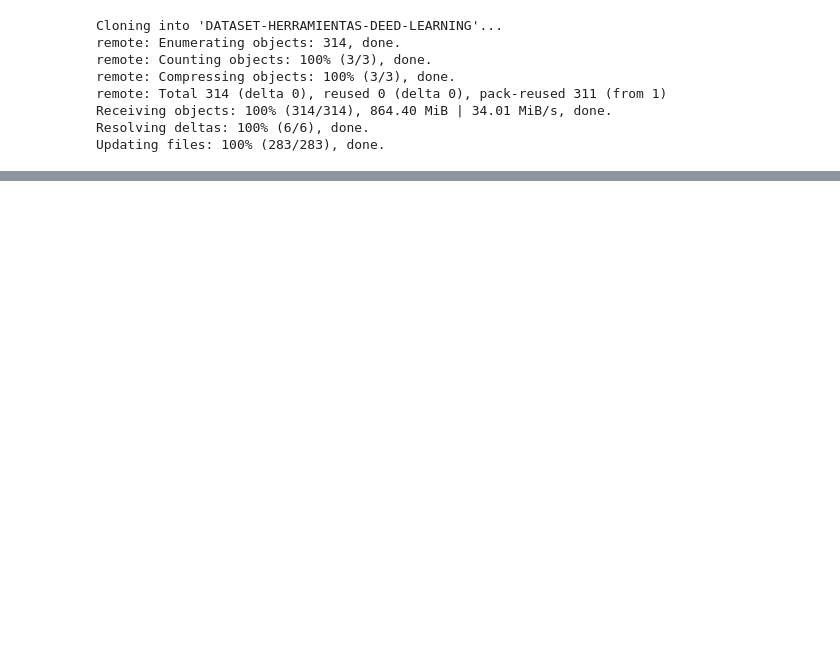
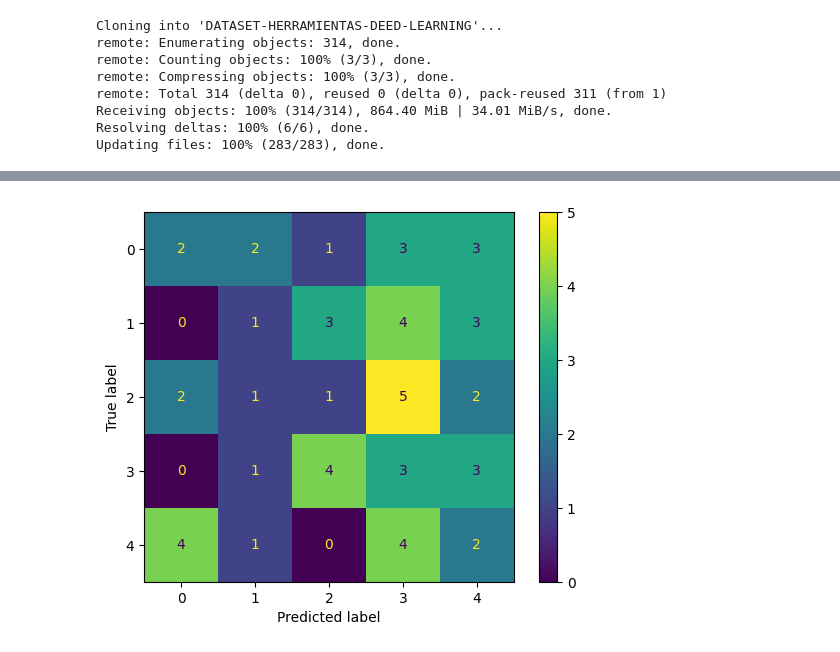
Before and after one commit to andrnsgnmez/DATASET-HERRAMIENTAS-DEED-LEARNING, a Jupyter notebook: Proyecto_1_Vision_computacional.ipynb, the cells around one changed output, grey strips where cells are left out. Drawn from its saved outputs; the diff is of its cells as text; code cells hidden in the pictures; blank space fills up the shorter version.

```diff
--- a/Proyecto_1_Vision_computacional.ipynb
+++ b/Proyecto_1_Vision_computacional.ipynb
@@ -121,2 +167,12 @@ plot_model(model, to_file='model_plot.png', show_shapes=True, show_layer_names=T
 # %%
 model.compile(loss = 'categorical_crossentropy',  optimizer = 'adam', metrics = ['accuracy'])
+# %%
+checkpoint_callback = ModelCheckpoint(
+    filepath='best_model.h5',
+    monitor='val_accuracy',
+    save_best_only=True,
+    mode='max',
+    verbose=1
+)
+# %%
+Entrenamiento = model.fit(train_generator, steps_per_epoch= train_generator.samples // batch_size, validation_data= validation_generator, validation_steps= validation_generator.samples // batch_size, epochs = 100 , verbose = True , callbacks=[checkpoint_callback])
@@ -122,0 +205,10 @@ model.compile(loss = 'categorical_crossentropy',  optimizer = 'adam', metrics =
+# %%
+y_true = validation_generator.classes
+y_pred = model.predict(validation_generator)
+y_pred = np.argmax(y_pred, axis=1)
+
+cm = confusion_matrix(y_true, y_pred)
+disp = ConfusionMatrixDisplay(confusion_matrix=cm)
+disp.plot()
+plt.show()
+# %% [output]
@@ -122,0 +216 @@ model.compile(loss = 'categorical_crossentropy',  optimizer = 'adam', metrics =
+[figure, added]
```
Also changed, not shown: parts of 16 cells of this notebook.
